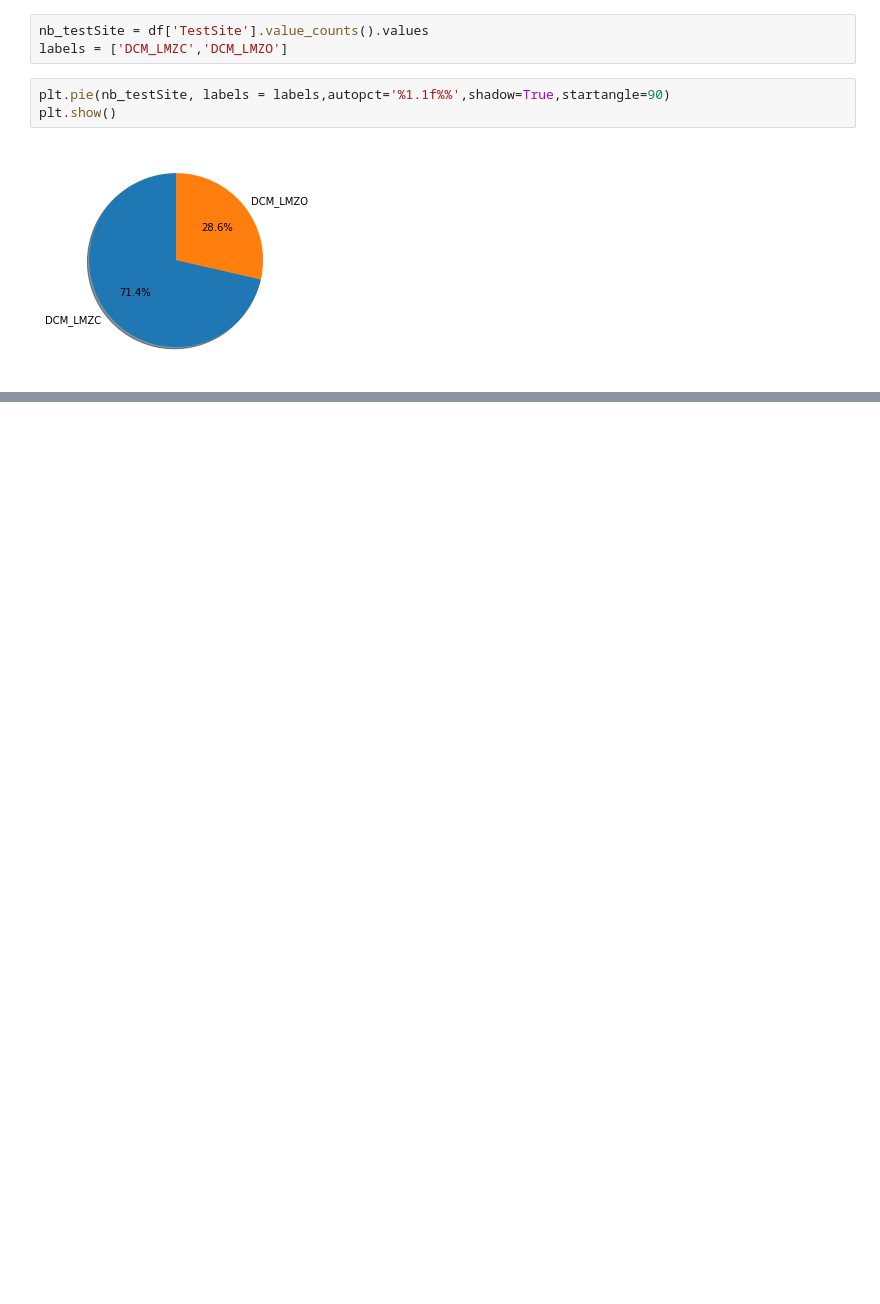
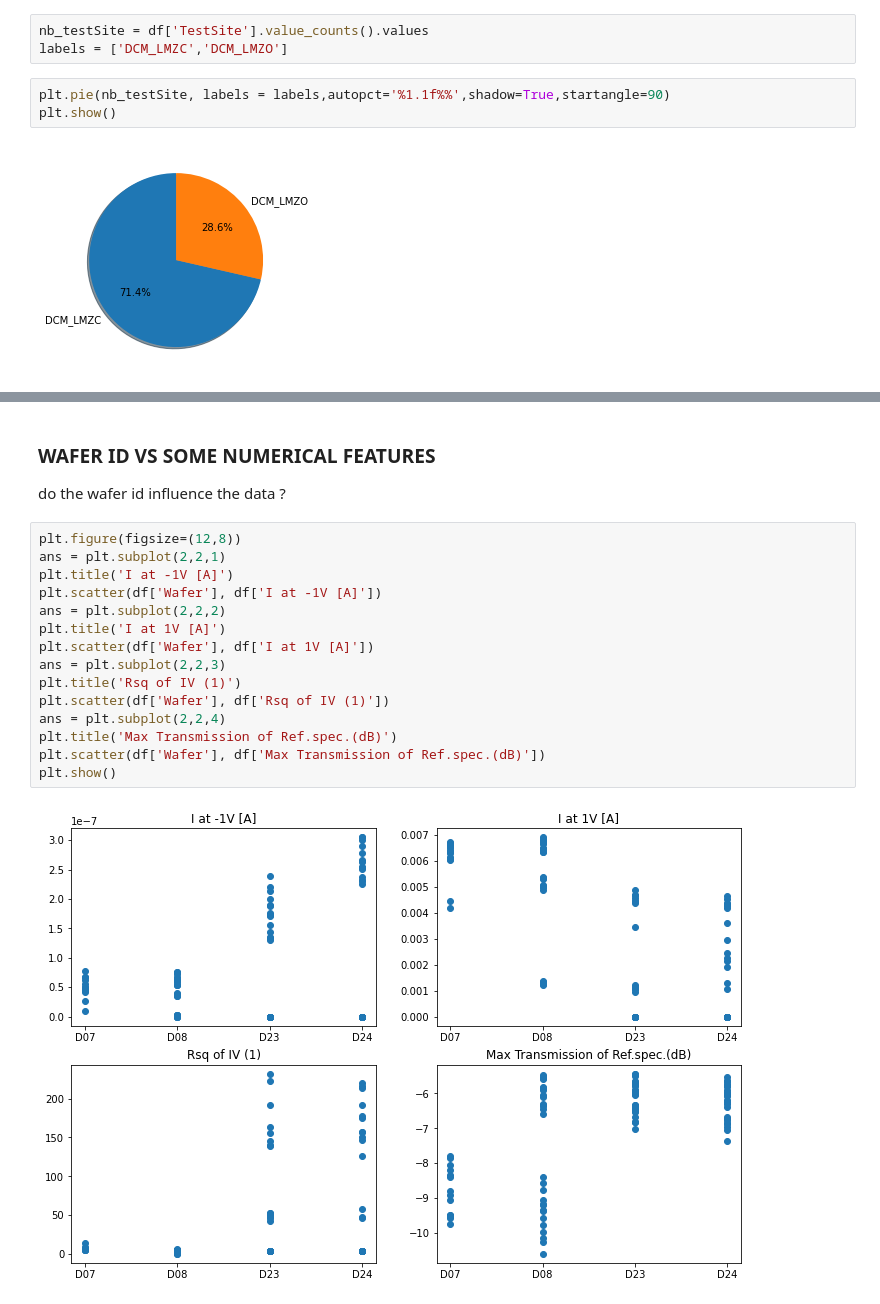
Before and after one commit to 9zaig/data-analysis-software-1, a Jupyter notebook: doc/Document.ipynb, the cells around one changed output, grey strips where cells are left out. Drawn from its saved outputs; the diff is of its cells as text; blank space fills up the shorter version.

Commit message:
add some graph to better explain the data

```diff
--- a/doc/Document.ipynb
+++ b/doc/Document.ipynb
@@ -83,0 +84,21 @@ plt.show()
+# %% [markdown]
+### WAFER ID VS SOME NUMERICAL FEATURES
+
+do the wafer id influence the data ?
+# %%
+plt.figure(figsize=(12,8))
+ans = plt.subplot(2,2,1)
+plt.title('I at -1V [A]')
+plt.scatter(df['Wafer'], df['I at -1V [A]'])
+ans = plt.subplot(2,2,2)
+plt.title('I at 1V [A]')
+plt.scatter(df['Wafer'], df['I at 1V [A]'])
+ans = plt.subplot(2,2,3)
+plt.title('Rsq of IV (1)')
+plt.scatter(df['Wafer'], df['Rsq of IV (1)'])
+ans = plt.subplot(2,2,4)
+plt.title('Max Transmission of Ref.spec.(dB)')
+plt.scatter(df['Wafer'], df['Max Transmission of Ref.spec.(dB)'])
+plt.show()
+# %% [output]
+[figure, added]
```
Also changed, not shown: parts of 10 cells of this notebook, 1 other file.
